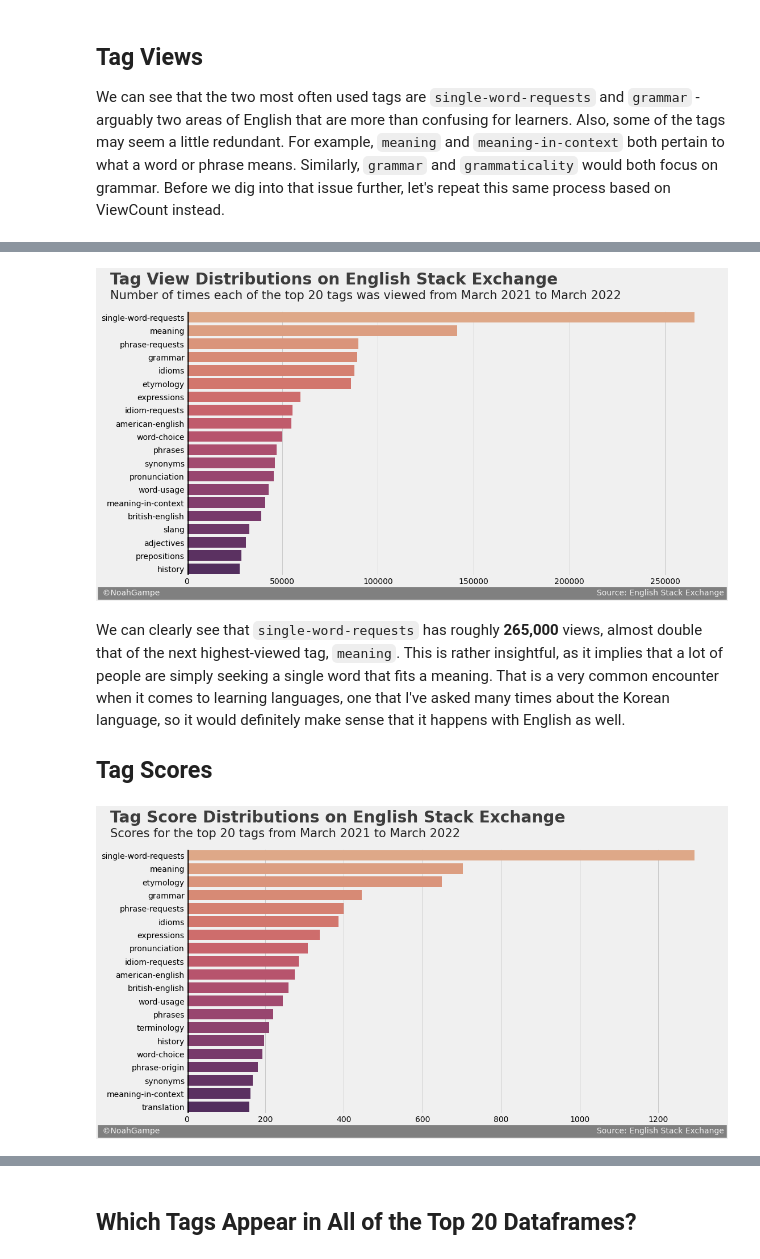
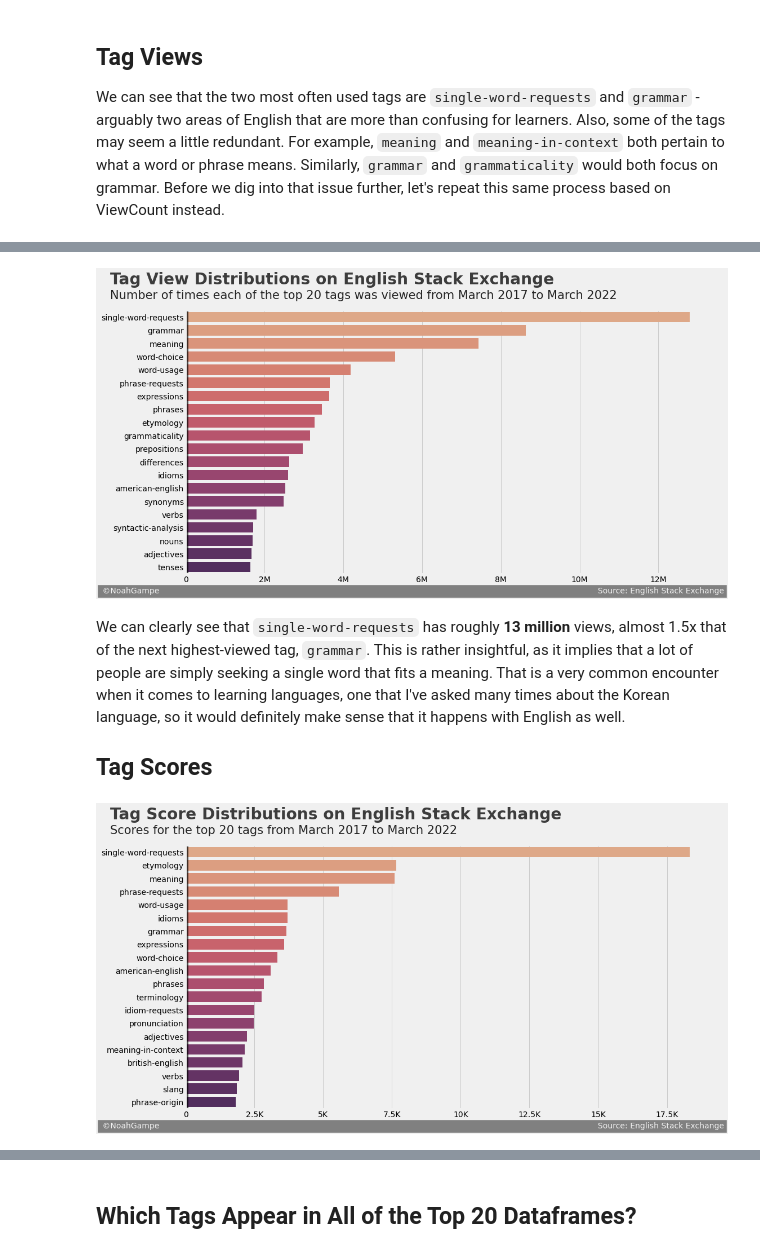
Before and after one commit to noah-kg/english-stack-exchange-analysis, a Jupyter notebook: EnglishLearningDifficulties.ipynb, the cells around one changed output, grey strips where cells are left out. Saved outputs shown, nothing was run; the diff lists cells and outputs as text; code cells hidden in the pictures.

```diff
--- a/EnglishLearningDifficulties.ipynb
+++ b/EnglishLearningDifficulties.ipynb
@@ -114,7 +115,7 @@ from functools import reduce
 # %% [markdown]
 # Initial Data Exploration
 # %%
-data = pd.read_csv('QueryResults.csv', parse_dates=["CreationDate"])
+data = pd.read_csv('QueryResults_5y.csv', parse_dates=["CreationDate"])
 data.head()
 # %% [output]
 |  | Id | PostTypeId | CreationDate | Score | ViewCount | Tags | AnswerCount | FavoriteCount |
@@ -284,4 +285,33 @@ top20_tags
 # %%
+def reformat_large_tick_values(tick_val, pos):
+    if tick_val >= 1000000000:
+        val = round(tick_val/1000000000, 1)
+        new_tick_format = '{:}B'.format(val)
+    elif tick_val >= 1000000:
+        val = round(tick_val/1000000, 1)
+        new_tick_format = '{:}M'.format(val)
+    elif tick_val >= 1000:
+        val = round(tick_val/1000, 1)
+        new_tick_format = '{:}K'.format(val)
+    elif tick_val < 1000:
+        new_tick_format = round(tick_val, 1)
+    else:
+        new_tick_format = tick_val
+
+    # make new_tick_format into a string value
+    new_tick_format = str(new_tick_format)
+
+    # code below will keep 4.5M as is but change values such as 4.0M to 4M since that zero after the decimal isn't needed
+    index_of_decimal = new_tick_format.find(".")
+
+    if index_of_decimal != -1:
+        value_after_decimal = new_tick_format[index_of_decimal+1]
+        if value_after_decimal == "0":
+            #remove the 0 after the decimal point since it's not needed
+            new_tick_format = new_tick_format[0:index_of_decimal] + new_tick_format[index_of_decimal+2:]
+
+    return new_tick_format
+
 #function to plot horizontal bar chart of data[x_data]
 def plot_dist(data, x_data, title='', subtitle=''):
     #figure setup
@@ -293,6 +323,7 @@ def plot_dist(data, x_data, title='', subtitle=''):
 
     #plot
     ax = sns.barplot(data=data, x=x_data, y=data.index, palette='flare')
+    ax.xaxis.set_major_formatter(tick.FuncFormatter(reformat_large_tick_values))
 
     #vertical line
     ax.axvline(x=0, color='black', linewidth=10, alpha=.7)
@@ -305,7 +336,7 @@ def plot_dist(data, x_data, title='', subtitle=''):
 
     #signature bar
     ax.text(x=st_margin, y=21,
-            s=' ©NoahGampe' + ' '*170 + ' Source: English Stack Exchange',
+            s=' ©NoahGampe' + ' '*172 + ' Source: English Stack Exchange',
             fontsize=14, color='#f0f0f0', backgroundcolor='grey')
 
     plt.show()
@@ -382,17 +413,17 @@ top20_views
 # %%
 title = 'Tag View Distributions on English Stack Exchange'
-subtitle = 'Number of times each of the top 20 tags was viewed from March 2021 to March 2022'
+subtitle = 'Number of times each of the top 20 tags was viewed from March 2017 to March 2022'
 plot_dist(top20_views, 'Views', title, subtitle)
 # %% [output]
-[figure, old version]
+[figure, new version]
 # %% [markdown]
-We can clearly see that `single-word-requests` has roughly **265,000** views, almost double that of the next highest-viewed tag, `meaning`. This is rather insightful, as it implies that a lot of people are simply seeking a single word that fits a meaning. That is a very common encounter when it comes to learning languages, one that I've asked many times about the Korean language, so it would definitely make sense that it happens with English as well.
+We can clearly see that `single-word-requests` has roughly **13 million** views, almost 1.5x that of the next highest-viewed tag, `grammar`. This is rather insightful, as it implies that a lot of people are simply seeking a single word that fits a meaning. That is a very common encounter when it comes to learning languages, one that I've asked many times about the Korean language, so it would definitely make sense that it happens with English as well.
 
 ## Tag Scores
 # %%
 title = 'Tag Score Distributions on English Stack Exchange'
-subtitle = 'Scores for the top 20 tags from March 2021 to March 2022'
+subtitle = 'Scores for the top 20 tags from March 2017 to March 2022'
 plot_dist(top20_scores, 'Scores', title, subtitle)
 # %% [output]
-[figure, old version]
+[figure, new version]
 # %% [markdown]
```
Also changed, not shown: parts of 29 cells of this notebook.
